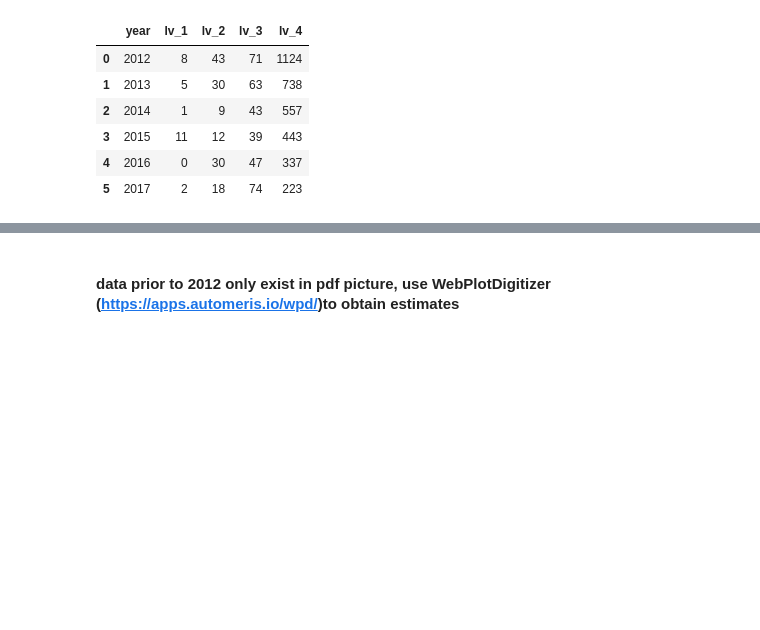
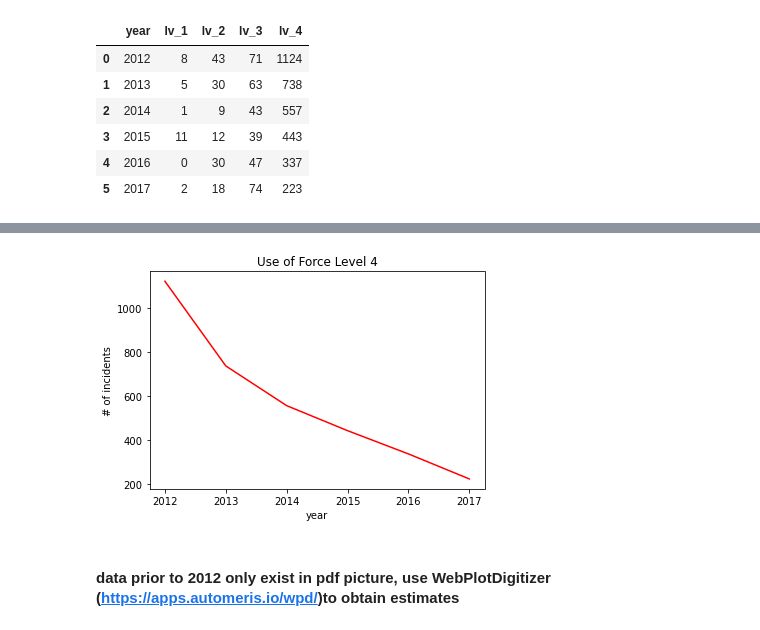
Before and after one commit to sfbrigade/datasci-police-budget, a Jupyter notebook: oaklanddataset/TS_oakpolice_dataprep.ipynb, the cells around one changed output, grey strips where cells are left out. Saved outputs shown, nothing was run; the diff lists cells and outputs as text; code cells hidden in the pictures; blank space fills up the shorter version.

```diff
--- a/oaklanddataset/TS_oakpolice_dataprep.ipynb
+++ b/oaklanddataset/TS_oakpolice_dataprep.ipynb
@@ -26,3 +52,11 @@ uof_hist.head(6)
+# %%
+sns.lineplot(x='year', y='lv_4', data=uof_hist, color='red')
+plt.title('Use of Force Level 4')
+plt.ylabel('# of incidents')
+plt.savefig('./graph/level_4.png')
+plt.show()
+# %% [output]
+[figure, added]
 # %% [markdown]
 #### data prior to 2012 only exist in pdf picture, use WebPlotDigitizer (https://apps.automeris.io/wpd/)to obtain estimates
 # %%
```
Also changed, not shown: parts of 4 cells of this notebook.
